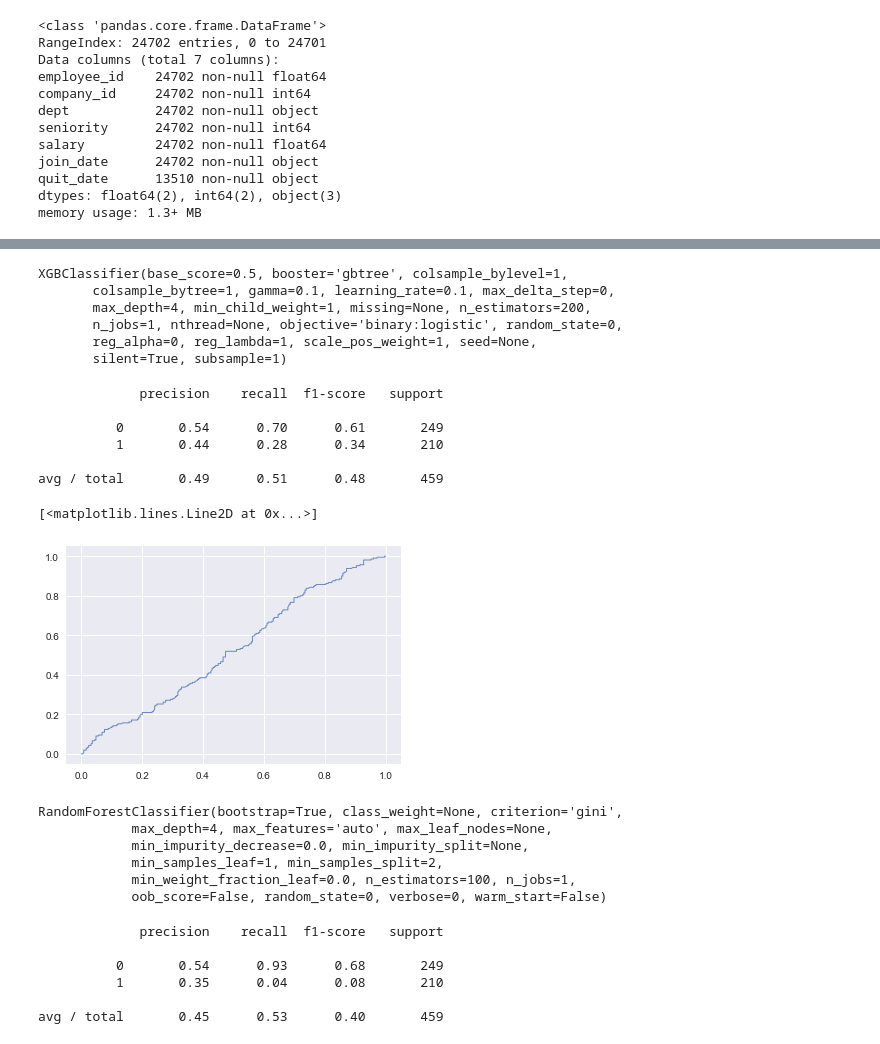
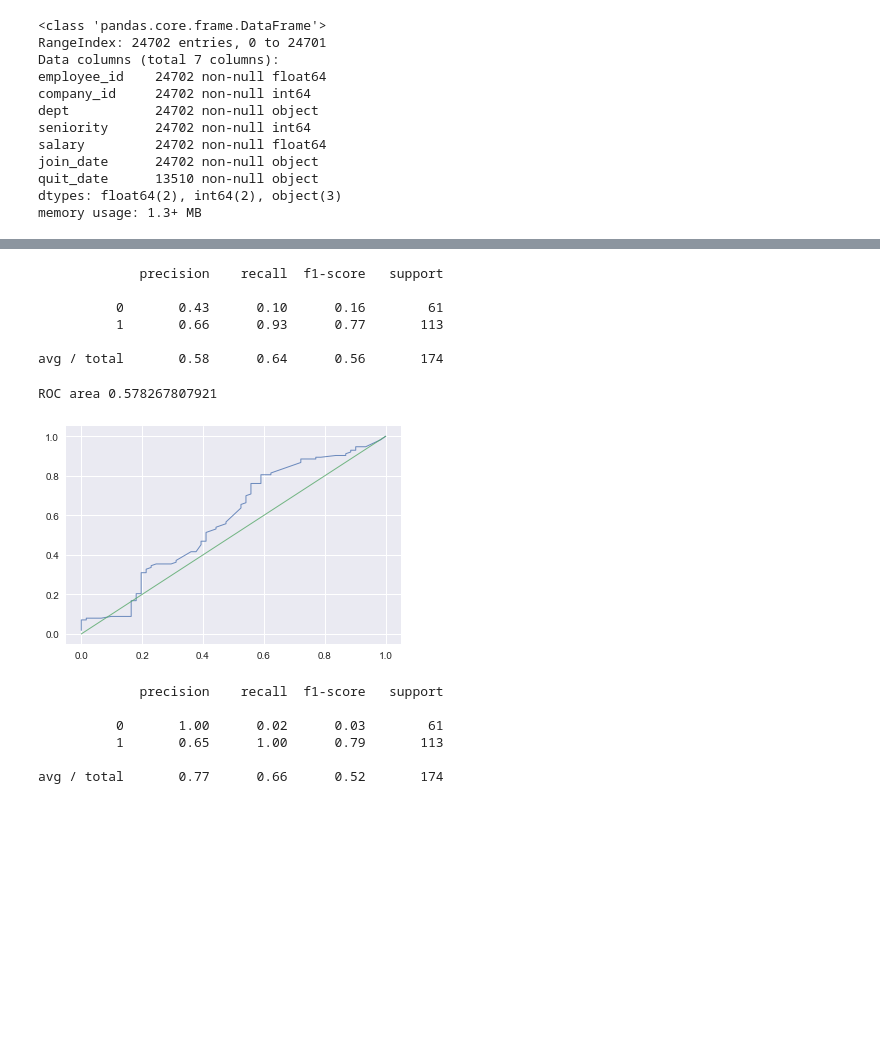
Before and after one commit to tongbaojia/Insight, a Jupyter notebook: Study/DataChanllenge1.ipynb, the cells around one changed output, grey strips where cells are left out. Saved outputs shown, nothing was run; the diff lists cells and outputs as text; code cells hidden in the pictures; blank space fills up the shorter version.

```diff
--- a/Study/DataChanllenge1.ipynb
+++ b/Study/DataChanllenge1.ipynb
@@ -131,7 +136,10 @@ df.loc[(df['duration'] > 17), 'duration']                             = 1
 #df.loc[(df['duration'] >= 30), 'duration']                             = 2
 df['duration'] = df['duration'].astype(int)
 # %%
-df = df.loc[(df['company_id'] == 1) & (df['dept_id'] == 1)]
+## keep only one company
+##df = df.loc[(df['company_id'] == 1) & (df['dept_id'] == 1)]
+## keep only one department
+df = df.loc[(df['dept_id'] == 1)]
 # %%
 sns.jointplot(x="salary", y="seniority", data=df.loc[(df['duration'] == 0)])
 sns.jointplot(x="salary", y="seniority", data=df.loc[(df['duration'] == 1)])
@@ -175,4 +190,5 @@ df.head()
 # %%
-df = df.drop(["company_id", "dept_id"], axis=1)
+#df = df.drop(["company_id", "dept_id"], axis=1)
+df["salperseninor"] = (df.salary - 50000)/1000/df.seniority**2
 df.describe()
 # %% [output]
@@ -212,4 +229,5 @@ from sklearn.linear_model import LogisticRegression
 # %%
+data = pack_data(df)
 y_train  = data["y_train"]
 x_train  = data["X_train"] # Creates an array of the train data
 x_val    = data["X_val"] # Creats an array of the test data
@@ -229,55 +255,39 @@ avg / total       0.29      0.54      0.38       459
 # %%
 import xgboost as xgb
 # %%
-xgbR = xgb.XGBClassifier(max_depth=4, n_estimators=200, learning_rate=0.1, gamma=0.1)
+xgbR = xgb.XGBClassifier(max_depth=4, n_estimators=100, learning_rate=0.01, gamma=0.1)
+xgbR.fit(x_train, y_train)
+print(metrics.classification_report(y_val, xgbR.predict(x_val)))
+# %% [output]
+             precision    recall  f1-score   support
+
+          0       0.43      0.10      0.16        61
+          1       0.66      0.93      0.77       113
+
+avg / total       0.58      0.64      0.56       174
-# %%
-xgbR.fit(x_train, y_train)
-# %% [output]
-XGBClassifier(base_score=0.5, booster='gbtree', colsample_bylevel=1,
-       colsample_bytree=1, gamma=0.1, learning_rate=0.1, max_delta_step=0,
-       max_depth=4, min_child_weight=1, missing=None, n_estimators=200,
-       n_jobs=1, nthread=None, objective='binary:logistic', random_state=0,
-       reg_alpha=0, reg_lambda=1, scale_pos_weight=1, seed=None,
-       silent=True, subsample=1)
-# %%
-print(metrics.classification_report(y_val, xgbR.predict(x_val)))
-# %% [output]
-             precision    recall  f1-score   support
-
-          0       0.54      0.70      0.61       249
-          1       0.44      0.28      0.34       210
-
-avg / total       0.49      0.51      0.48       459
 # %%
 probas_ = xgbR.predict_proba(x_val)
 # Compute ROC curve and area the curve
 fpr, tpr, thresholds = metrics.roc_curve(y_val, probas_[:, 1])
 plt.plot(fpr, tpr, lw=1, alpha=0.8)
+plt.plot([0, 1], [0, 1], lw=1, alpha=0.8)
+print("ROC area", metrics.auc(fpr, tpr))
 # %% [output]
-[<matplotlib.lines.Line2D at 0x...>]
+ROC area 0.578267807921
-[figure, old version]
+[figure, new version]
 # %%
 from sklearn.ensemble import RandomForestClassifier
 # %%
-rf = RandomForestClassifier(max_depth=4, random_state=0, n_estimators=100)
+rf = RandomForestClassifier(max_depth=4, random_state=0, n_estimators=40)
+rf.fit(x_train, y_train)
+print(metrics.classification_report(y_val, rf.predict(x_val)))
+# %% [output]
+             precision    recall  f1-score   support
+
+          0       1.00      0.02      0.03        61
+          1       0.65      1.00      0.79       113
+
+avg / total       0.77      0.66      0.52       174
-# %%
-rf.fit(x_train, y_train)
-# %% [output]
-RandomForestClassifier(bootstrap=True, class_weight=None, criterion='gini',
-            max_depth=4, max_features='auto', max_leaf_nodes=None,
-            min_impurity_decrease=0.0, min_impurity_split=None,
-            min_samples_leaf=1, min_samples_split=2,
-            min_weight_fraction_leaf=0.0, n_estimators=100, n_jobs=1,
-            oob_score=False, random_state=0, verbose=0, warm_start=False)
-# %%
-print(metrics.classification_report(y_val, rf.predict(x_val)))
-# %% [output]
-             precision    recall  f1-score   support
-
-          0       0.54      0.93      0.68       249
-          1       0.35      0.04      0.08       210
-
-avg / total       0.45      0.53      0.40       459
 # %%
 probas_ = rf.predict_proba(x_val)
 # Compute ROC curve and area the curve
```
Also changed, not shown: parts of 20 cells of this notebook.
